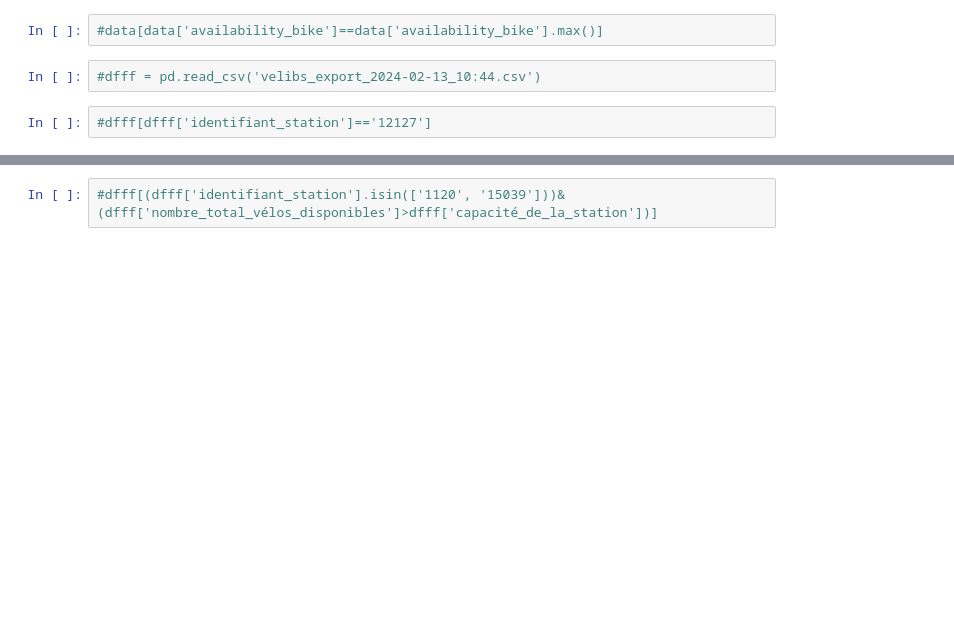
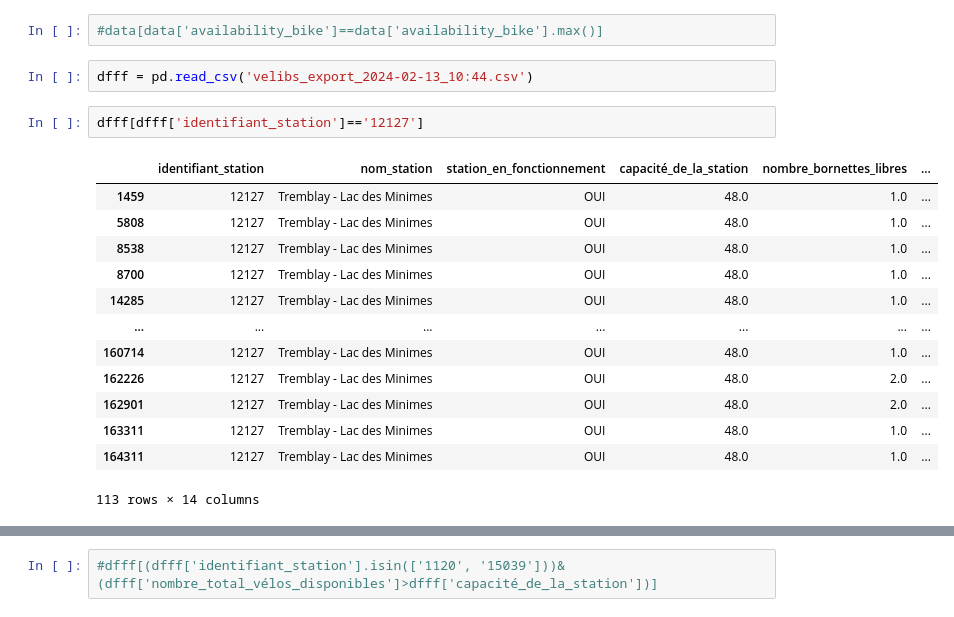
Before and after one commit to nisarem/MidCamp, a Jupyter notebook: ML and Hypothesis.ipynb, the cells around one changed output, grey strips where cells are left out. Cells and saved outputs as stored; diff of their text form; blank space fills up the shorter version.

```diff
--- a/ML and Hypothesis.ipynb
+++ b/ML and Hypothesis.ipynb
@@ -497,7 +474,21 @@ memory usage: 56.1+ KB
 # %%
 #data[data['availability_bike']==data['availability_bike'].max()]
 # %%
-#dfff = pd.read_csv('velibs_export_2024-02-13_10:44.csv')
+dfff = pd.read_csv('velibs_export_2024-02-13_10:44.csv')
 # %%
-#dfff[dfff['identifiant_station']=='12127']
+dfff[dfff['identifiant_station']=='12127']
+# %% [output]
+|  | identifiant_station | nom_station | station_en_fonctionnement | capacité_de_la_station | nombre_bornettes_libres | ... |
+| 1459 | 12127 | Tremblay - Lac des Minimes | OUI | 48.0 | 1.0 | ... |
+| 5808 | 12127 | Tremblay - Lac des Minimes | OUI | 48.0 | 1.0 | ... |
+| 8538 | 12127 | Tremblay - Lac des Minimes | OUI | 48.0 | 1.0 | ... |
+| 8700 | 12127 | Tremblay - Lac des Minimes | OUI | 48.0 | 1.0 | ... |
+| 14285 | 12127 | Tremblay - Lac des Minimes | OUI | 48.0 | 1.0 | ... |
+| ... | ... | ... | ... | ... | ... | ... |
+| 160714 | 12127 | Tremblay - Lac des Minimes | OUI | 48.0 | 1.0 | ... |
+| 162226 | 12127 | Tremblay - Lac des Minimes | OUI | 48.0 | 2.0 | ... |
+| 162901 | 12127 | Tremblay - Lac des Minimes | OUI | 48.0 | 2.0 | ... |
+| 163311 | 12127 | Tremblay - Lac des Minimes | OUI | 48.0 | 1.0 | ... |
+| 164311 | 12127 | Tremblay - Lac des Minimes | OUI | 48.0 | 1.0 | ... |
+113 rows × 14 columns
 # %%
```
Also changed, not shown: parts of 9 cells of this notebook, 2 other files.
